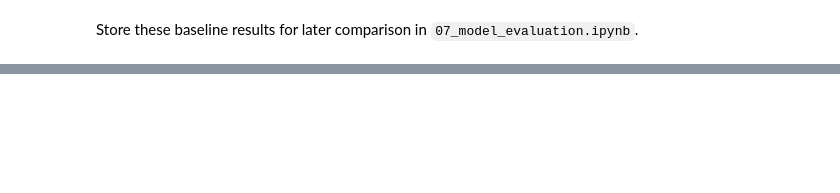
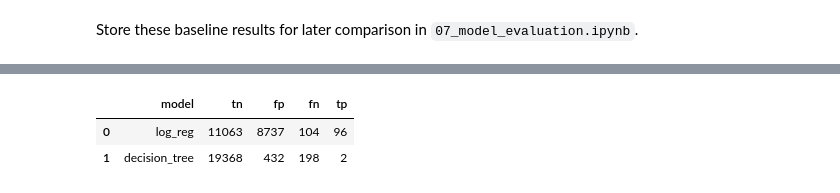
Before and after one commit to Dev666-vijay/FYP2025-Fraud-Detection, a Jupyter notebook: notebooks/04_baseline_models.ipynb, the cells around one changed output, grey strips where cells are left out. Cells and saved outputs as stored; diff of their text form; code cells hidden in the pictures; blank space fills up the shorter version.

```diff
--- a/notebooks/04_baseline_models.ipynb
+++ b/notebooks/04_baseline_models.ipynb
@@ -46,0 +89,19 @@ Store these baseline results for later comparison in `07_model_evaluation.ipynb`
+# %%
+# Confusion matrices per model
+confusion_list = []
+for name, res in results.items():
+    cm = res['confusion']
+    confusion_list.append({
+        'model': name,
+        'tn': cm[0, 0],
+        'fp': cm[0, 1],
+        'fn': cm[1, 0],
+        'tp': cm[1, 1],
+    })
+
+confusion_df = pd.DataFrame(confusion_list)
+confusion_df
+# %% [output]
+|  | model | tn | fp | fn | tp |
+| 0 | log_reg | 11063 | 8737 | 104 | 96 |
+| 1 | decision_tree | 19368 | 432 | 198 | 2 |
```
Also changed, not shown: parts of 3 cells of this notebook, 14 other files.
